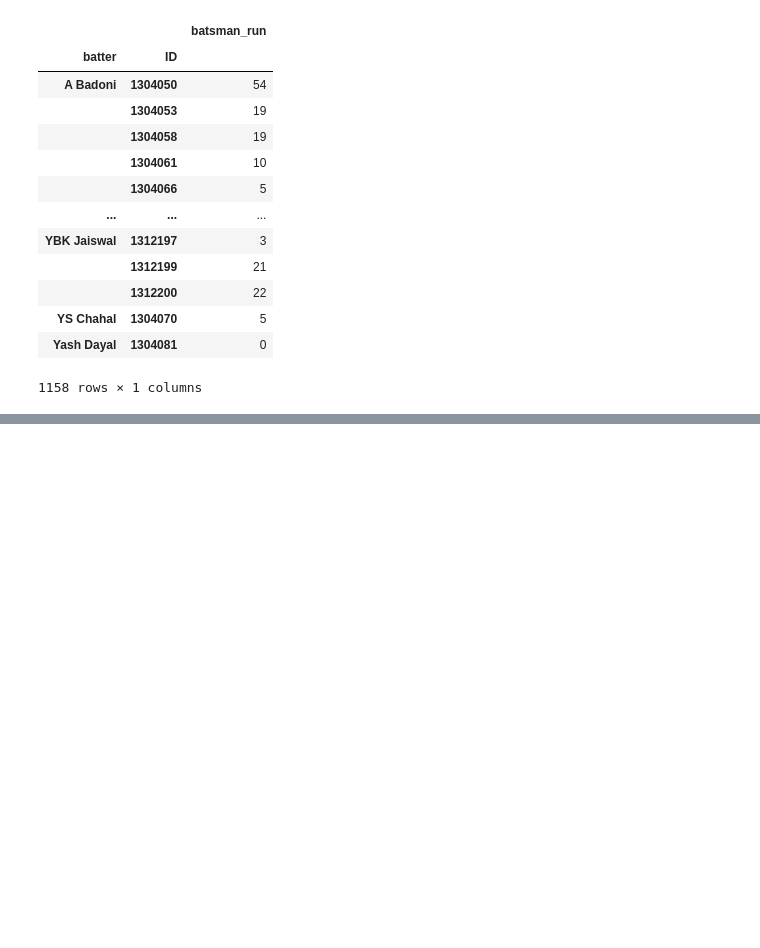
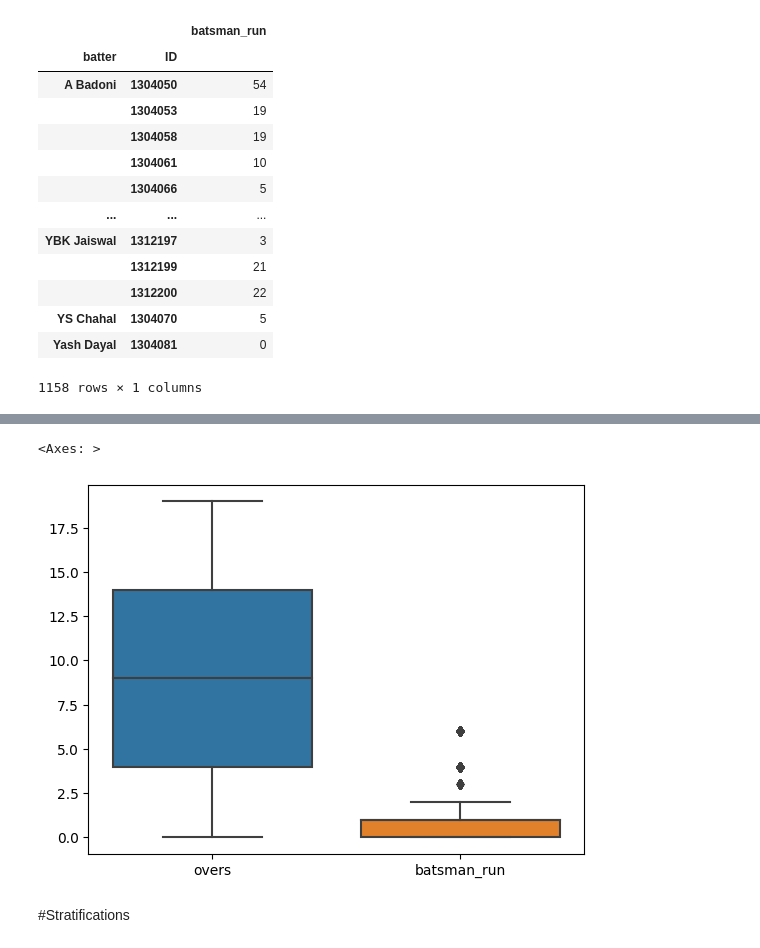
Before and after one commit to nadeemtaj407/Statistics_with_python_spacialization, a Jupyter notebook: Portfolio_Project_2.ipynb, the cells around one changed output, grey strips where cells are left out. Saved outputs shown, nothing was run; the diff lists cells and outputs as text; code cells hidden in the pictures; blank space fills up the shorter version.

```diff
--- a/Portfolio_Project_2.ipynb
+++ b/Portfolio_Project_2.ipynb
@@ -360,0 +465,7 @@ sns.boxplot()
+# %%
+sns.boxplot(data=df.loc[:,["overs", "batsman_run"]])
+# %% [output]
+<Axes: >
+[figure, added]
+# %% [markdown]
+#Stratifications
```
Also changed, not shown: parts of 35 cells of this notebook.
